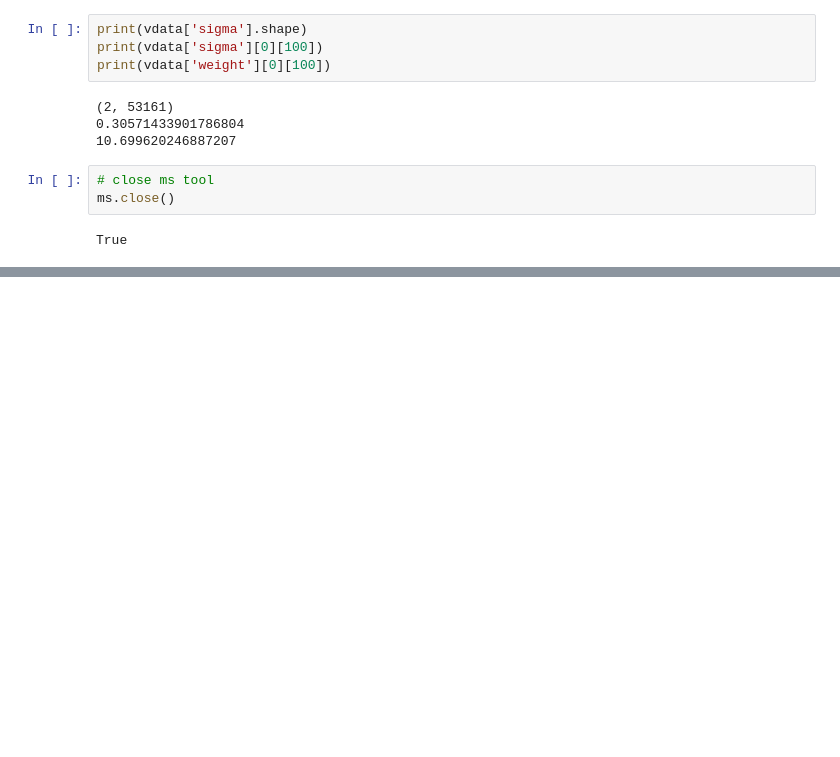
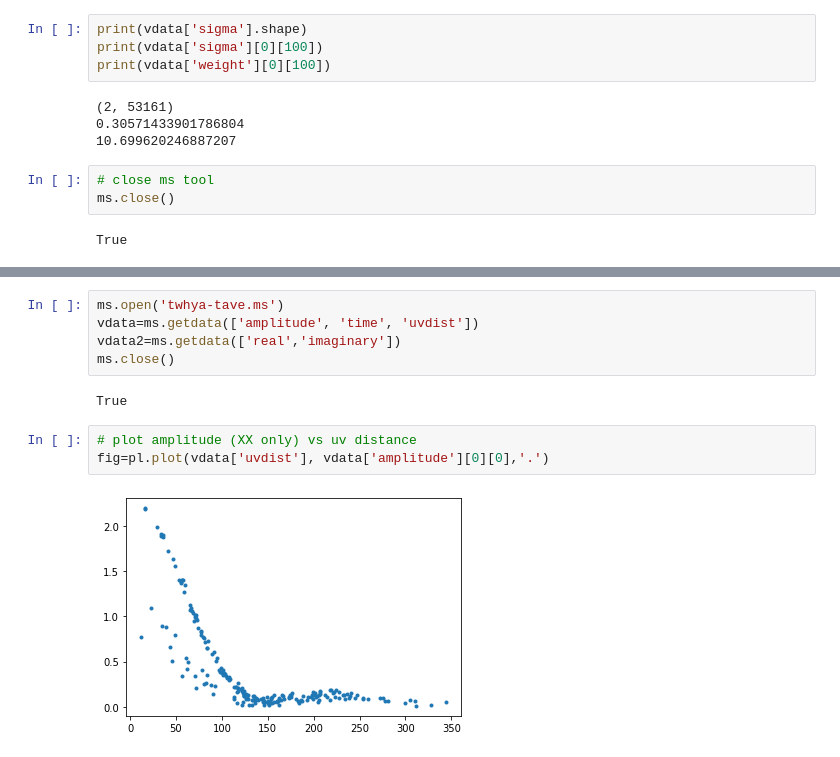
Before and after one commit to taktsutsumi/casaVisAnalysis, a Jupyter notebook: MSaccessDemo.ipynb, the cells around one changed output, grey strips where cells are left out. Cells and saved outputs as stored; diff of their text form; blank space fills up the shorter version.

```diff
--- a/MSaccessDemo.ipynb
+++ b/MSaccessDemo.ipynb
@@ -168,0 +182,12 @@ True
+# %%
+ms.open('twhya-tave.ms')
+vdata=ms.getdata(['amplitude', 'time', 'uvdist'])
+vdata2=ms.getdata(['real','imaginary'])
+ms.close()
+# %% [output]
+True
+# %%
+# plot amplitude (XX only) vs uv distance
+fig=pl.plot(vdata['uvdist'], vdata['amplitude'][0][0],'.')
+# %% [output]
+[figure, added]
```
Also changed, not shown: parts of 15 cells of this notebook.
